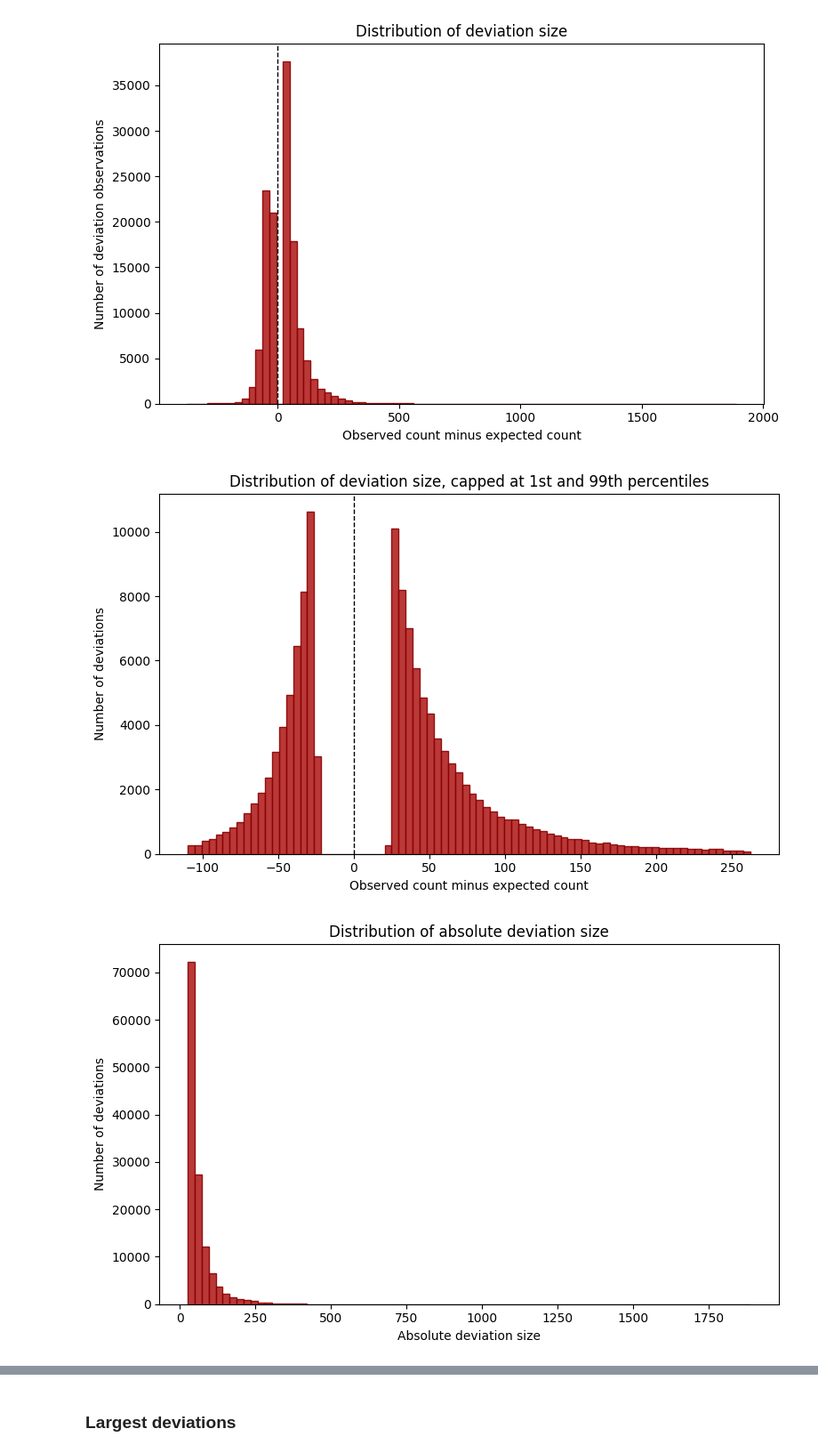
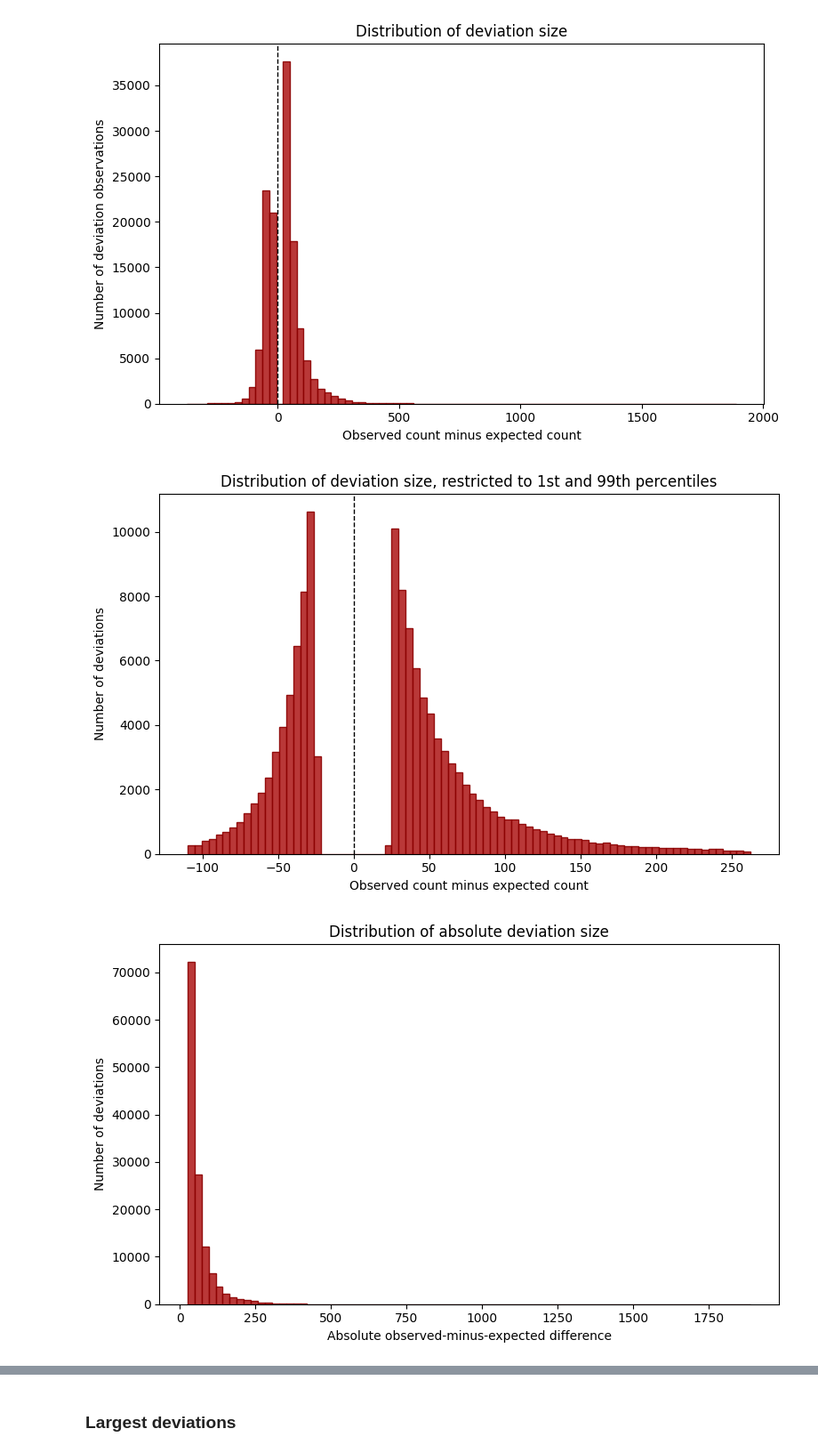
Before and after one commit to annasolodka/mda-cycling-traffic-analysis, a Jupyter notebook: notebooks/05_detect_deviations.ipynb, the cells around one changed output, grey strips where cells are left out. Shown at 89% size. Saved outputs shown, nothing was run; the diff lists cells and outputs as text; code cells hidden in the pictures.

Commit message:
Deviations 03.

```diff
--- a/notebooks/05_detect_deviations.ipynb
+++ b/notebooks/05_detect_deviations.ipynb
@@ -226,8 +236,12 @@ deviation_data["relative_difference"] = (
 # %%
+MIN_REFERENCE_N = 10
+ABSOLUTE_DIFFERENCE_THRESHOLD = 25
+RELATIVE_DIFFERENCE_THRESHOLD = 0.75
+
 deviation_data["is_deviation"] = (
-    (deviation_data["reference_n"] >= 10) &
-    (deviation_data["difference"].abs() > 25) &
-    (deviation_data["relative_difference"].abs() > 0.75)
+    (deviation_data["reference_n"] >= MIN_REFERENCE_N) &
+    (deviation_data["difference"].abs() >= ABSOLUTE_DIFFERENCE_THRESHOLD) &
+    (deviation_data["relative_difference"].abs() >= RELATIVE_DIFFERENCE_THRESHOLD)
 ).astype(int)
 # %%
 deviation_data["deviation_direction"] = "No deviation"
@@ -368,29 +383,34 @@ plt.axvline(
 
 plt.xlabel("Observed count minus expected count")
 plt.ylabel("Number of deviations")
-plt.title("Distribution of deviation size, capped at 1st and 99th percentiles")
+plt.title("Distribution of deviation size, restricted to 1st and 99th percentiles")
 
 plt.tight_layout()
 plt.show()
 # %% [output]
-[figure, old version]
+[figure, new version]
 # %%
+deviation_size_abs = deviation_data.loc[
+    deviation_rows,
+    "difference"
+].abs()
+
 plt.figure(figsize=(8, 5))
 
 plt.hist(
-    deviation_data.loc[deviation_rows, "difference"].abs(),
+    deviation_size_abs,
     bins=80,
     color="firebrick",
     edgecolor="darkred",
     alpha=0.90
 )
 
-plt.xlabel("Absolute deviation size")
+plt.xlabel("Absolute observed-minus-expected difference")
 plt.ylabel("Number of deviations")
 plt.title("Distribution of absolute deviation size")
 
 plt.tight_layout()
 plt.show()
 # %% [output]
-[figure, old version]
+[figure, new version]
 # %%
```
Also changed, not shown: parts of 94 cells of this notebook.
